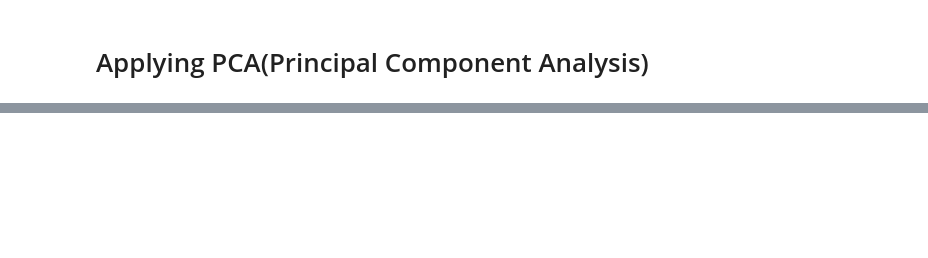
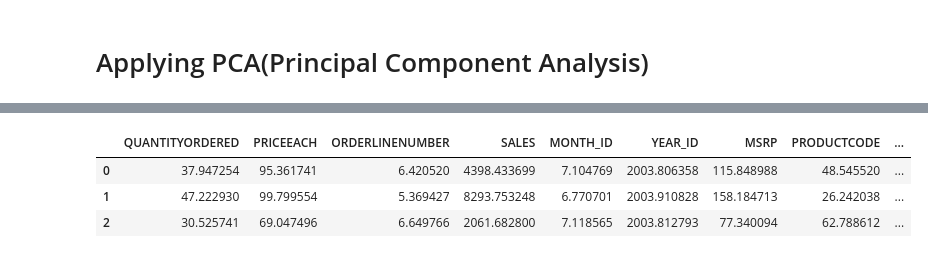
Before and after one commit to kshitijmalvankar/MarketingAI, a Jupyter notebook: MarketingAI.ipynb, the cells around one changed output, grey strips where cells are left out. Cells and saved outputs as stored; diff of their text form; code cells hidden in the pictures; blank space fills up the shorter version.

```diff
--- a/MarketingAI.ipynb
+++ b/MarketingAI.ipynb
@@ -594,0 +684,9 @@ pca_df
+# %%
+cluster_centers = scaler.inverse_transform(cluster_centers)
+cluster_centers = pd.DataFrame(data = cluster_centers, columns = [sales_df.columns])
+cluster_centers
+# %% [output]
+|  | QUANTITYORDERED | PRICEEACH | ORDERLINENUMBER | SALES | MONTH_ID | YEAR_ID | MSRP | PRODUCTCODE | ... |
+| 0 | 37.947254 | 95.361741 | 6.420520 | 4398.433699 | 7.104769 | 2003.806358 | 115.848988 | 48.545520 | ... |
+| 1 | 47.222930 | 99.799554 | 5.369427 | 8293.753248 | 6.770701 | 2003.910828 | 158.184713 | 26.242038 | ... |
+| 2 | 30.525741 | 69.047496 | 6.649766 | 2061.682800 | 7.118565 | 2003.812793 | 77.340094 | 62.788612 | ... |
```
Also changed, not shown: parts of 23 cells of this notebook.
